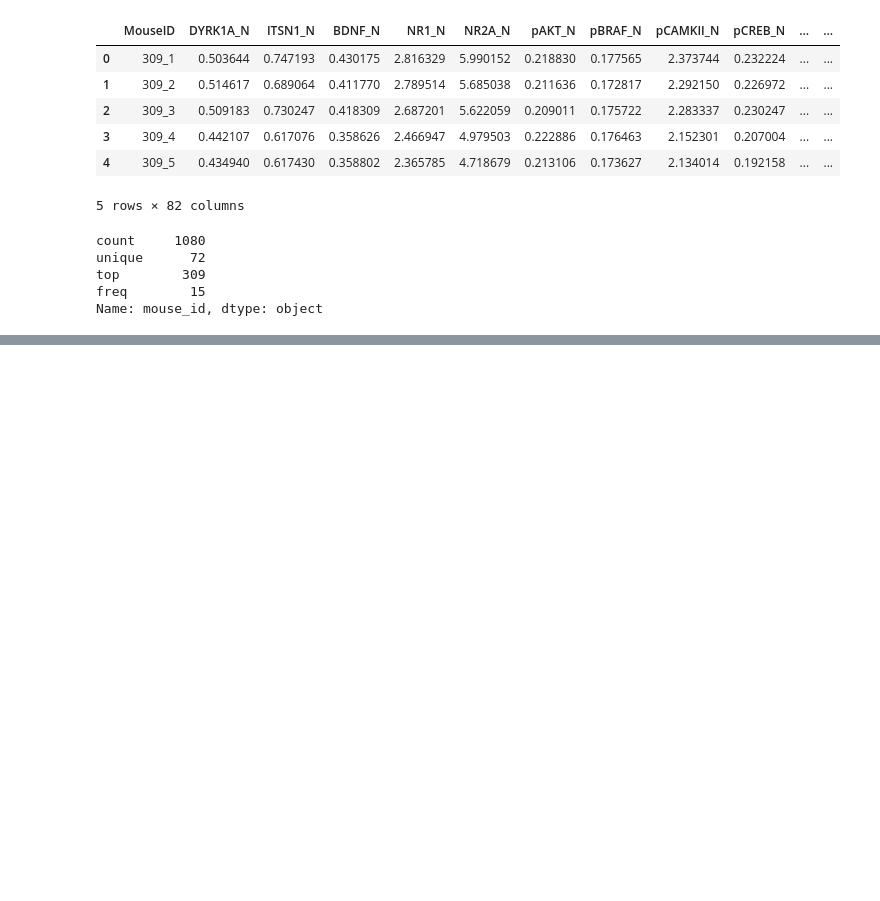
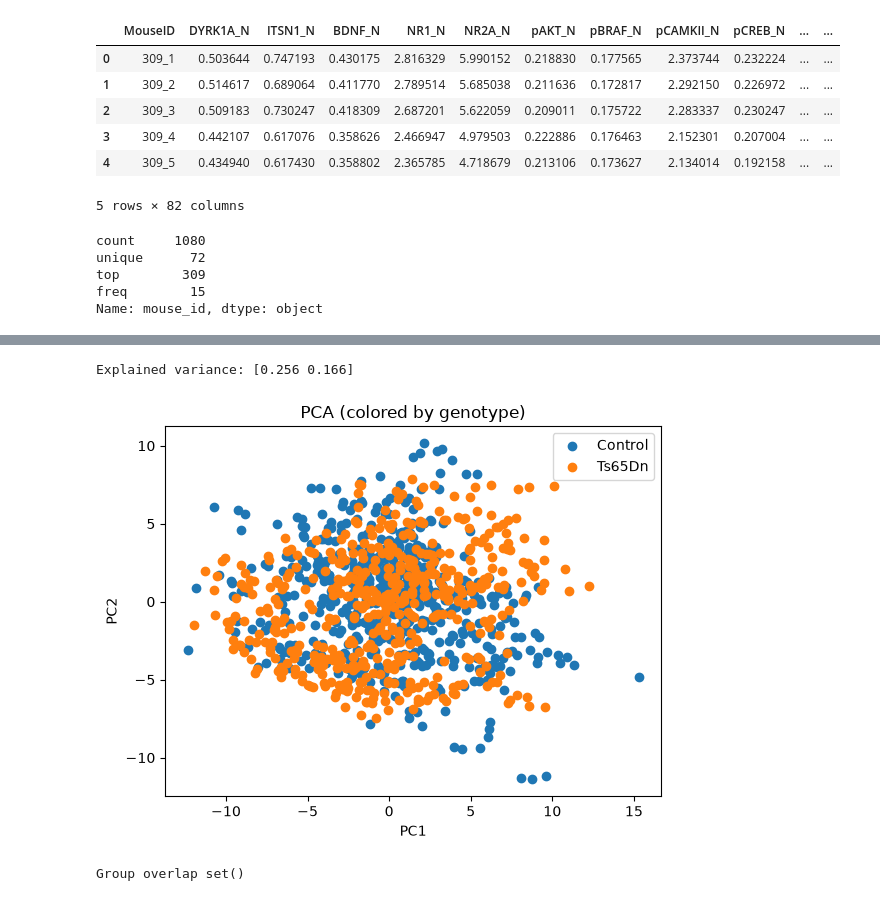
Before and after one commit to ALEGATOR1209/KSE_ML_for_bioinformatics, a Jupyter notebook: practicals/week1/Practical_01.ipynb, the cells around one changed output, grey strips where cells are left out. Saved outputs shown, nothing was run; the diff lists cells and outputs as text; code cells hidden in the pictures; blank space fills up the shorter version.

```diff
--- a/practicals/week1/Practical_01.ipynb
+++ b/practicals/week1/Practical_01.ipynb
@@ -22,0 +50,3 @@ Name: mouse_id, dtype: object
+# %%
+print("Mouse_IDs unique:", mice["MouseID"].is_unique)
+mice = mice.set_index('MouseID')
@@ -22,0 +150,59 @@ Name: mouse_id, dtype: object
+# %%
+X_scaled = StandardScaler().fit_transform(x_imputed)
+
+pca = PCA(n_components=2)
+coords = pca.fit_transform(X_scaled)
+
+pca_df = pd.DataFrame({
+    "PC1": coords[:, 0],
+    "PC2": coords[:, 1],
+    "Genotype": mice["Genotype"].astype(str).values,
+    "Treatment": mice["Treatment"].astype(str).values,
+    "Behavior": mice["Behavior"].astype(str).values,
+    "class": mice["class"].astype(str).values,
+    "mouse_id": mice["mouse_id"].astype(str).values,
+})
+
+print(
+    "Explained variance:",
+    pca.explained_variance_ratio_.round(3)
+)
+# %% [output]
+Explained variance: [0.256 0.166]
+# %%
+for genotype, group in pca_df.groupby("Genotype"):
+    plt.scatter(
+        group["PC1"],
+        group["PC2"],
+        label=genotype
+    )
+
+plt.xlabel("PC1")
+plt.ylabel("PC2")
+plt.title("PCA (colored by genotype)")
+plt.savefig('plots/mice_pca.png')
+plt.legend()
+plt.show()
+# %% [output]
+[figure, added]
+# %%
+splitter = GroupShuffleSplit(
+    n_splits=1,
+    test_size=0.25,
+    random_state=RANDOM)
+
+train_idx, test_idx = next(
+    splitter.split(
+        mice[gene_cols],
+        mice["Genotype"],
+        groups=mice["mouse_id"]))
+
+train_df = mice.iloc[train_idx].copy()
+test_df = mice.iloc[test_idx].copy()
+
+train_groups = set(train_df["mouse_id"])
+test_groups = set(test_df["mouse_id"])
+
+print("Group overlap", train_groups & test_groups)
+# %% [output]
+Group overlap set()
```
Also changed, not shown: parts of 10 cells of this notebook, 5 other files.
